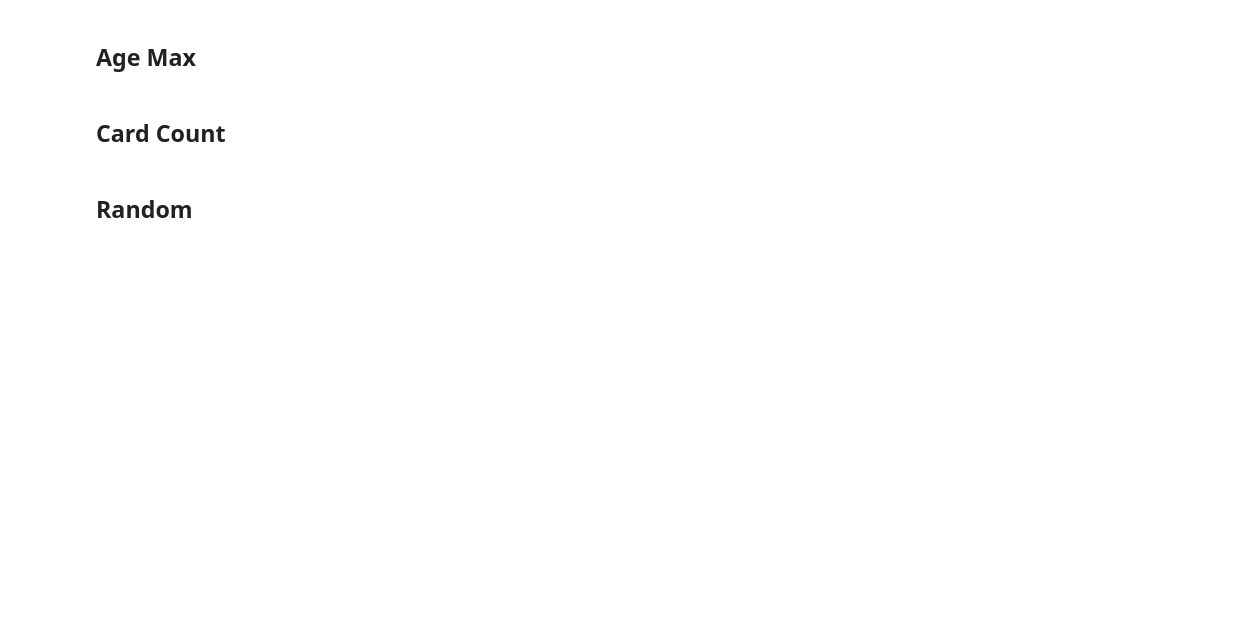
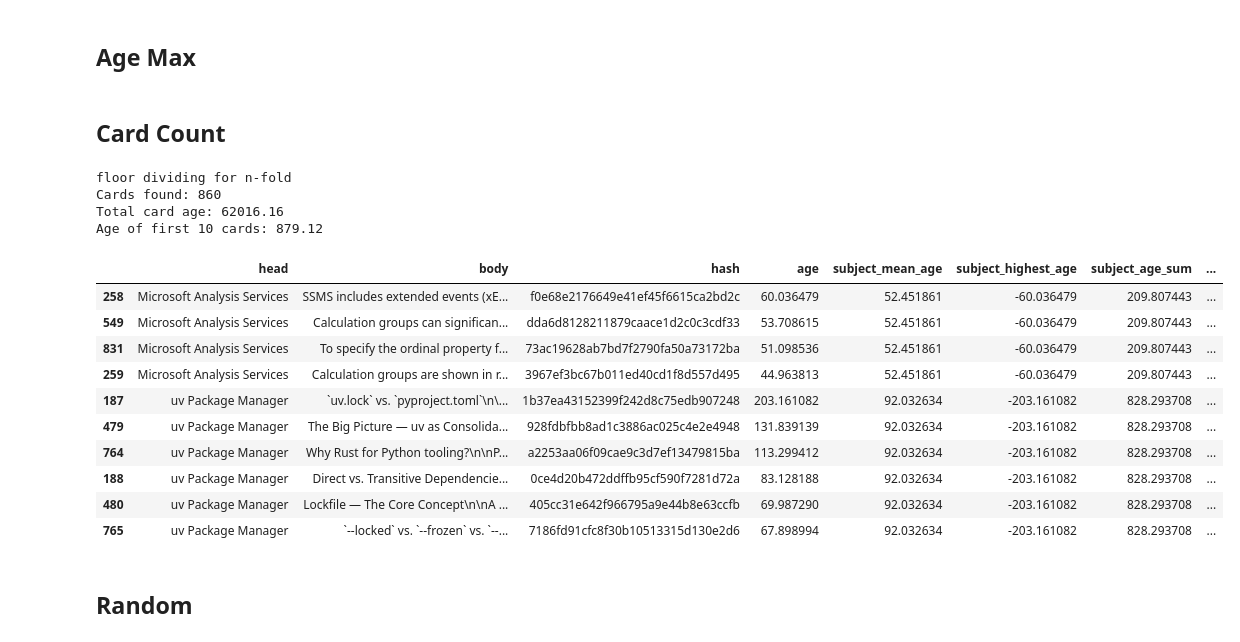
Before and after one commit to JayTY94/Certcards-refresh, a Jupyter notebook: shuffle.ipynb, the cells around one changed output. Cells and saved outputs as stored; diff of their text form; code cells hidden in the pictures; blank space fills up the shorter version.

```diff
--- a/shuffle.ipynb
+++ b/shuffle.ipynb
@@ -281,35 +266,51 @@ Age of first 10 cards: 381.03
 # %% [markdown]
 ## Card Count
 # %%
-# existing_cards["count"] = (
-#     existing_cards.sort_values("age", ascending=False).groupby("head").cumcount()
-# )
+existing_cards["count"] = (
+    existing_cards.sort_values("age", ascending=False).groupby("head").cumcount()
+)
 
-# # choices = ["floor", "mod"]
-# choices = ["floor"]
-# option = random.choice(choices)
-# if option == "floor":
-#     n = existing_cards.shape[0] // 100
-#     existing_cards["n_fold"] = existing_cards["count"] // n
-#     print("floor dividing for n-fold")
-# elif option == "mod":
-#     n = 3
-#     existing_cards["n_fold"] = existing_cards["count"] % n
-#     print("modulo for n-fold")
-# else:
-#     raise NotImplementedError
+# choices = ["floor", "mod"]
+choices = ["floor"]
+option = random.choice(choices)
+if option == "floor":
+    n = existing_cards.shape[0] // 100
+    existing_cards["n_fold"] = existing_cards["count"] // n
+    print("floor dividing for n-fold")
+elif option == "mod":
+    n = 3
+    existing_cards["n_fold"] = existing_cards["count"] % n
+    print("modulo for n-fold")
+else:
+    raise NotImplementedError
 
 
-# if existing_cards["age"].sum() > 0:
-#     # existing_cards['neg_subject_highest_age'] = existing_cards['subject_highest_age'] *-1
-#     existing_cards["neg_age"] = existing_cards["age"] * -1
-#     existing_cards["subject_highest_age"] *= -1
-# existing_cards.sort_values(
-#     ["n_fold", "head_count", "subject_highest_age", "neg_age"], inplace=True
-# )
-# remake_card_document(existing_cards=existing_cards)
+if existing_cards["age"].sum() > 0:
+    # existing_cards['neg_subject_highest_age'] = existing_cards['subject_highest_age'] *-1
+    existing_cards["neg_age"] = existing_cards["age"] * -1
+    existing_cards["subject_highest_age"] *= -1
+existing_cards.sort_values(
+    ["n_fold", "head_count", "subject_highest_age", "neg_age"], inplace=True
+)
+remake_card_document(existing_cards=existing_cards)
 
-# existing_cards.head(10)
+existing_cards.head(10)
+# %% [output]
+floor dividing for n-fold
+Cards found: 860
+Total card age: 62016.16
+Age of first 10 cards: 879.12
+|  | head | body | hash | age | subject_mean_age | subject_highest_age | subject_age_sum | ... |
+| 258 | Microsoft Analysis Services | SSMS includes extended events (xE... | f0e68e2176649e41ef45f6615ca2bd2c | 60.036479 | 52.451861 | -60.036479 | 209.807443 | ... |
+| 549 | Microsoft Analysis Services | Calculation groups can significan... | dda6d8128211879caace1d2c0c3cdf33 | 53.708615 | 52.451861 | -60.036479 | 209.807443 | ... |
+| 831 | Microsoft Analysis Services | To specify the ordinal property f... | 73ac19628ab7bd7f2790fa50a73172ba | 51.098536 | 52.451861 | -60.036479 | 209.807443 | ... |
+| 259 | Microsoft Analysis Services | Calculation groups are shown in r... | 3967ef3bc67b011ed40cd1f8d557d495 | 44.963813 | 52.451861 | -60.036479 | 209.807443 | ... |
+| 187 | uv Package Manager | `uv.lock` vs. `pyproject.toml`\n\... | 1b37ea43152399f242d8c75edb907248 | 203.161082 | 92.032634 | -203.161082 | 828.293708 | ... |
+| 479 | uv Package Manager | The Big Picture — uv as Consolida... | 928fdbfbb8ad1c3886ac025c4e2e4948 | 131.839139 | 92.032634 | -203.161082 | 828.293708 | ... |
+| 764 | uv Package Manager | Why Rust for Python tooling?\n\nP... | a2253aa06f09cae9c3d7ef13479815ba | 113.299412 | 92.032634 | -203.161082 | 828.293708 | ... |
+| 188 | uv Package Manager | Direct vs. Transitive Dependencie... | 0ce4d20b472ddffb95cf590f7281d72a | 83.128188 | 92.032634 | -203.161082 | 828.293708 | ... |
+| 480 | uv Package Manager | Lockfile — The Core Concept\n\nA ... | 405cc31e642f966795a9e44b8e63ccfb | 69.987290 | 92.032634 | -203.161082 | 828.293708 | ... |
+| 765 | uv Package Manager | `--locked` vs. `--frozen` vs. `--... | 7186fd91cfc8f30b10513315d130e2d6 | 67.898994 | 92.032634 | -203.161082 | 828.293708 | ... |
 # %% [markdown]
 
 ## Random
```
Also changed, not shown: parts of 7 cells of this notebook, 2 other files.
